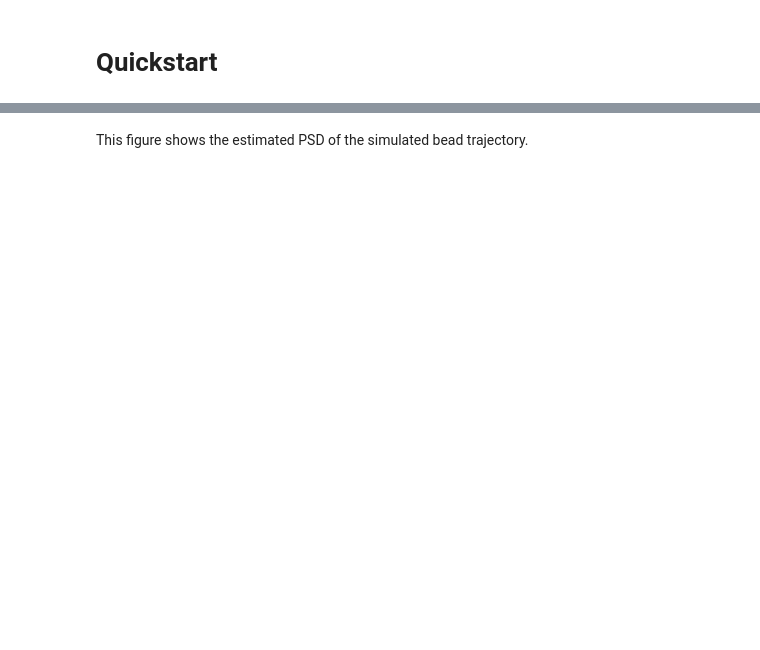
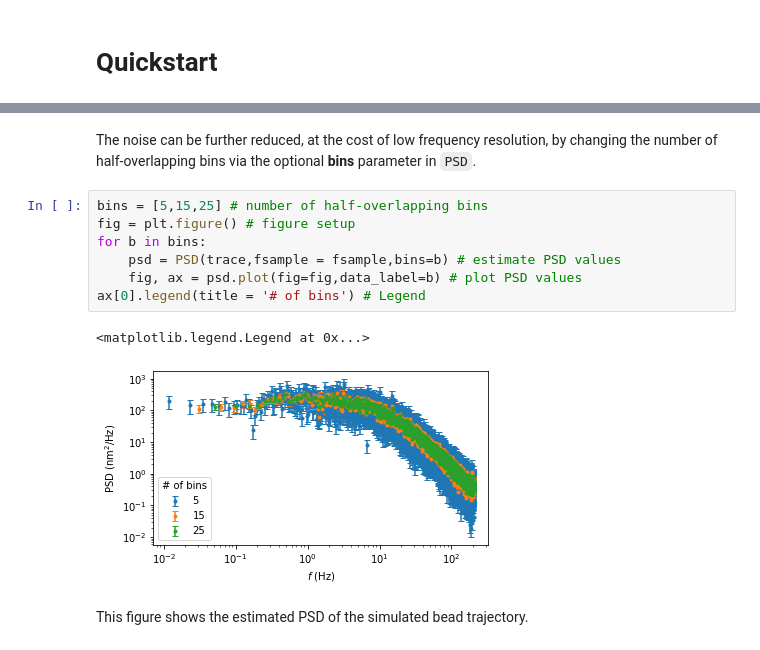
Before and after one commit to ianlmorgan/tweezepy, a Jupyter notebook: docs/pages/quickstart.ipynb, the cells around one changed output, grey strips where cells are left out. Drawn from its saved outputs; the diff is of its cells as text; blank space fills up the shorter version.

```diff
--- a/docs/pages/quickstart.ipynb
+++ b/docs/pages/quickstart.ipynb
@@ -55,3 +79,15 @@ fig, ax = psd.plot()
+# %% [markdown]
+The noise can be further reduced, at the cost of low frequency resolution, by changing the number of half-overlapping bins via the optional **bins** parameter in `PSD`.
+# %%
+bins = [5,15,25] # number of half-overlapping bins
+fig = plt.figure() # figure setup
+for b in bins:
+    psd = PSD(trace,fsample = fsample,bins=b) # estimate PSD values
+    fig, ax = psd.plot(fig=fig,data_label=b) # plot PSD values
+ax[0].legend(title = '# of bins') # Legend
+# %% [output]
+<matplotlib.legend.Legend at 0x...>
+[figure, added]
 # %% [markdown]
 This figure shows the estimated PSD of the simulated bead trajectory.
 # %% [markdown]
```
Also changed, not shown: parts of 27 cells of this notebook, 22 other files.
